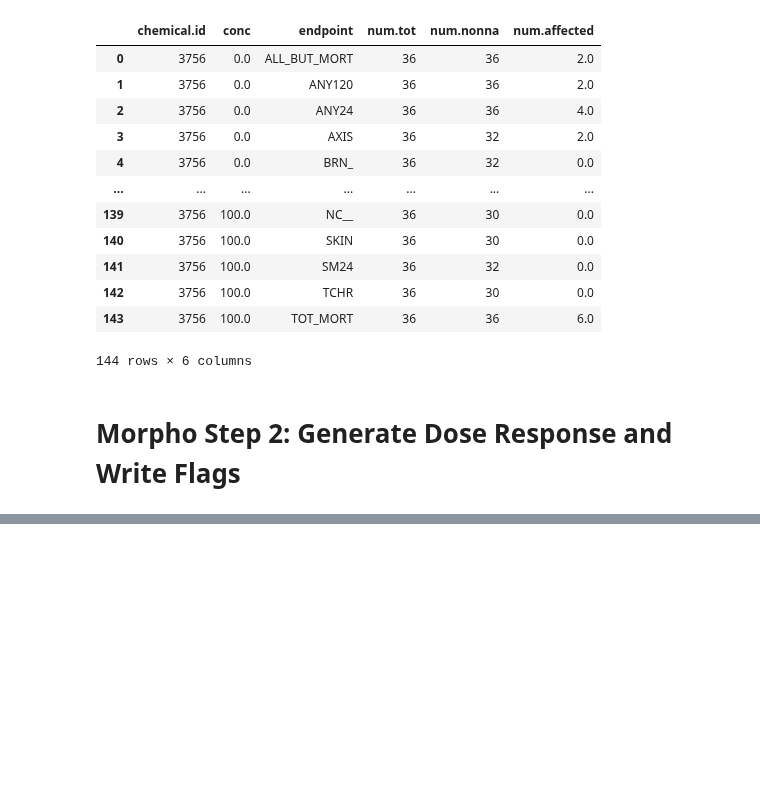
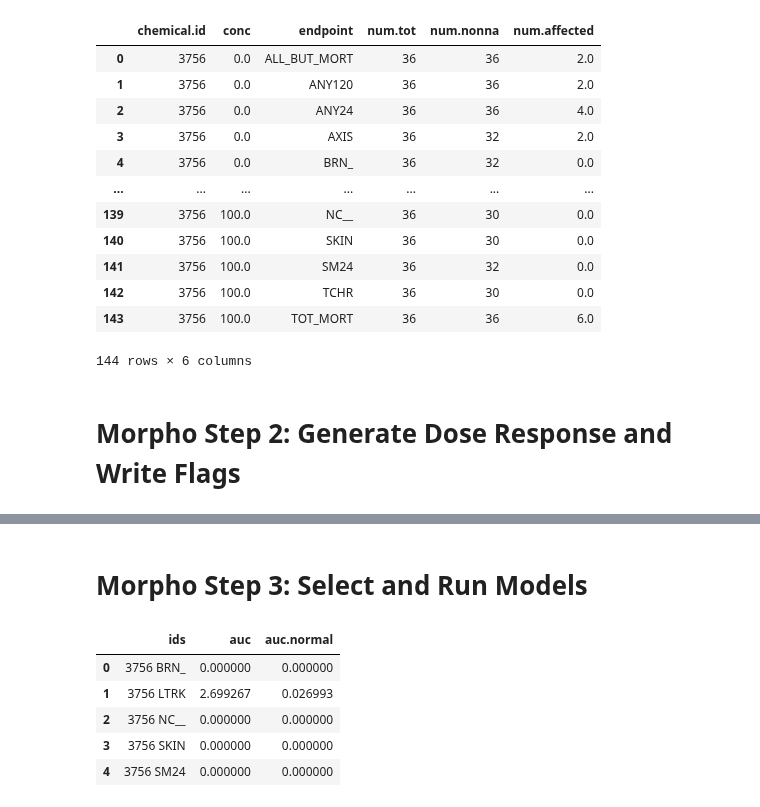
Before and after one commit to PNNL-CompBio/srpAnalytics, a Jupyter notebook: zfBmd/zfbmd.ipynb, the cells around one changed output, grey strips where cells are left out. Cells and saved outputs as stored; diff of their text form; code cells hidden in the pictures; blank space fills up the shorter version.

```diff
--- a/zfBmd/zfbmd.ipynb
+++ b/zfBmd/zfbmd.ipynb
@@ -433,3 +433,26 @@ BMD_Flags
 | 15 | 3756 | SM24 | 3756 SM24 | 8 | 1 | NaN | False | NaN |
 | 16 | 3756 | TCHR | 3756 TCHR | 8 | 4 | 0.412393 | True | 1.000000 |
 | 17 | 3756 | TOT_MORT | 3756 TOT_MORT | 8 | 4 | 0.754505 | True | 0.766260 |
+# %% [markdown]
+# Morpho Step 3: Select and Run Models
+# %%
+# This is a new select_and_run_models function which will take BMD_Flags and dose_response
+
+###########################################
+## CALCULATE VALUES FOR LOW QUALITY DATA ##
+###########################################
+
+# Subset dose response for auc, min, max, and auc_norm calculations
+low_quality = dose_response[dose_response["ids"].isin(BMD_Flags[BMD_Flags["flag"].isin([0,1])]["ids"])].groupby("ids")
+
+auc = low_quality.apply(lambda df: np.trapz(df["frac.affected"], x = df["conc"])).reset_index().rename(columns = {0: "auc"})
+min_dose = low_quality[["ids", "conc"]].min("conc").reset_index().rename(columns = {"conc": "min.dose"})
+max_dose = low_quality[["ids", "conc"]].max("conc").reset_index().rename(columns = {"conc": "max.dose"})
+auc["auc.normal"] = auc["auc"] / (max_dose["max.dose"] - min_dose["min.dose"])
+# %% [output]
+|  | ids | auc | auc.normal |
+| 0 | 3756 BRN_ | 0.000000 | 0.000000 |
+| 1 | 3756 LTRK | 2.699267 | 0.026993 |
+| 2 | 3756 NC__ | 0.000000 | 0.000000 |
+| 3 | 3756 SKIN | 0.000000 | 0.000000 |
+| 4 | 3756 SM24 | 0.000000 | 0.000000 |
```
Also changed, not shown: parts of 1 cell of this notebook, 1 other file.
